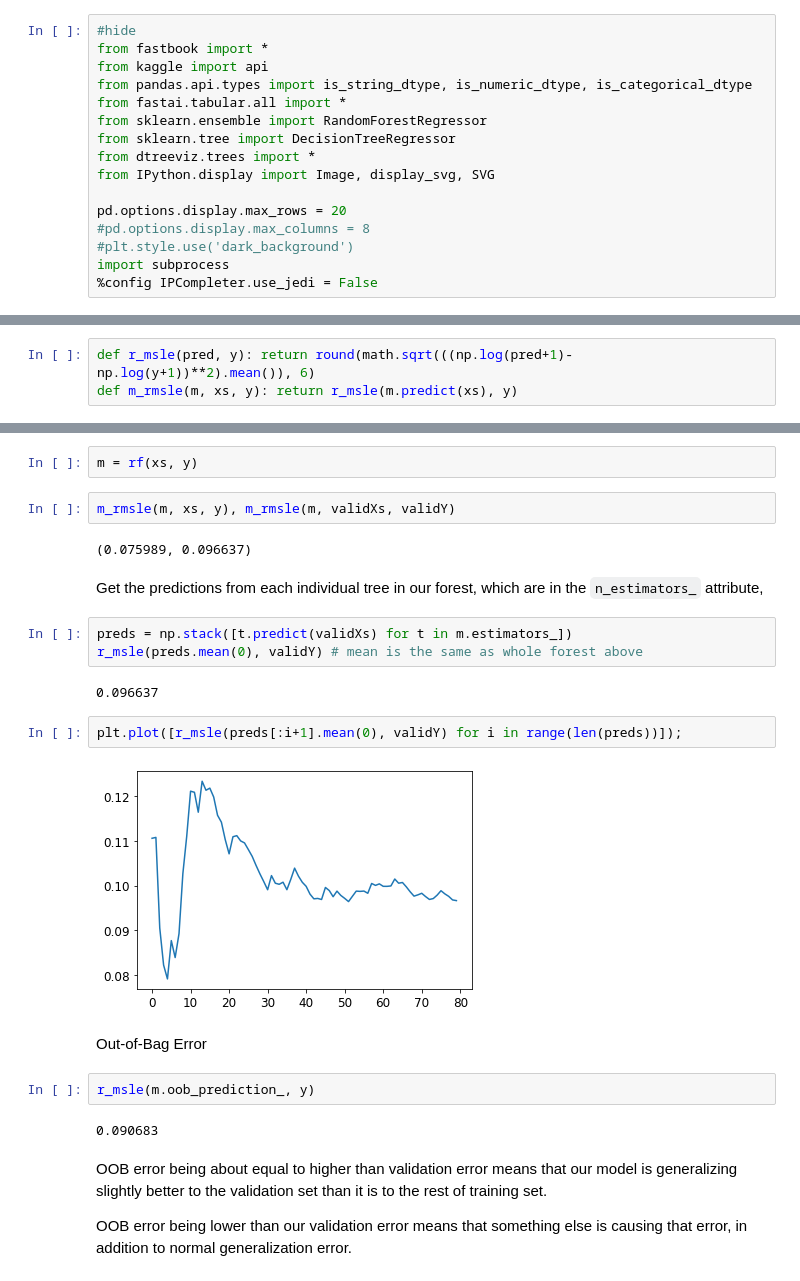
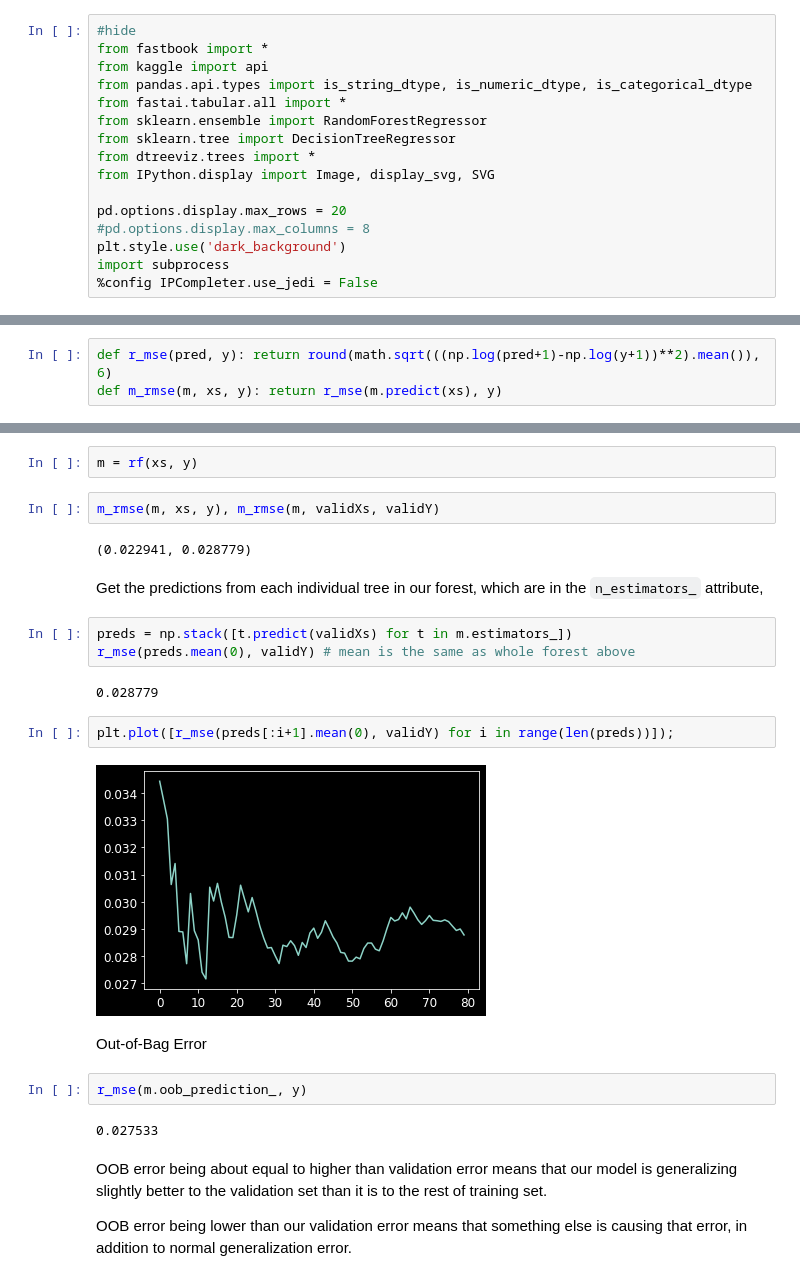
Before and after one commit to atticusmatticus/fastai_files, a Jupyter notebook: 09_bike_sharing.ipynb, the cells around one changed output, grey strips where cells are left out. Cells and saved outputs as stored; diff of their text form.

```diff
--- a/09_bike_sharing.ipynb
+++ b/09_bike_sharing.ipynb
@@ -11,7 +11,7 @@ from IPython.display import Image, display_svg, SVG
 
 pd.options.display.max_rows = 20
 #pd.options.display.max_columns = 8
-#plt.style.use('dark_background')
+plt.style.use('dark_background')
 import subprocess
 %config IPCompleter.use_jedi = False
 # %%
@@ -218,4 +220,4 @@ Now we'll create a function for the root mean squared log error, `m_rmsle`, beca
 # %%
-def r_msle(pred, y): return round(math.sqrt(((np.log(pred+1)-np.log(y+1))**2).mean()), 6)
-def m_rmsle(m, xs, y): return r_msle(m.predict(xs), y)
+def r_mse(pred, y): return round(math.sqrt(((np.log(pred+1)-np.log(y+1))**2).mean()), 6)
+def m_rmse(m, xs, y): return r_mse(m.predict(xs), y)
 # %%
@@ -261,26 +263,26 @@ def rf(xs, y, n_estimators=80, max_samples=5_000, max_features=0.5,
 # %%
 m = rf(xs, y)
 # %%
-m_rmsle(m, xs, y), m_rmsle(m, validXs, validY)
+m_rmse(m, xs, y), m_rmse(m, validXs, validY)
 # %% [output]
-(0.075989, 0.096637)
+(0.022941, 0.028779)
 # %% [markdown]
 Get the predictions from each individual tree in our forest, which are in the `n_estimators_` attribute,
 # %%
 preds = np.stack([t.predict(validXs) for t in m.estimators_])
-r_msle(preds.mean(0), validY) # mean is the same as whole forest above
+r_mse(preds.mean(0), validY) # mean is the same as whole forest above
 # %% [output]
-0.096637
+0.028779
 # %%
-plt.plot([r_msle(preds[:i+1].mean(0), validY) for i in range(len(preds))]);
+plt.plot([r_mse(preds[:i+1].mean(0), validY) for i in range(len(preds))]);
 # %% [output]
-[figure, old version]
+[figure, new version]
 # %% [markdown]
 Out-of-Bag Error
 # %%
-r_msle(m.oob_prediction_, y)
+r_mse(m.oob_prediction_, y)
 # %% [output]
-0.090683
+0.027533
 # %% [markdown]
 OOB error being about equal to higher than validation error means that our model is generalizing slightly better to the validation set than it is to the rest of training set.
 
```
Also changed, not shown: parts of 53 cells of this notebook.
